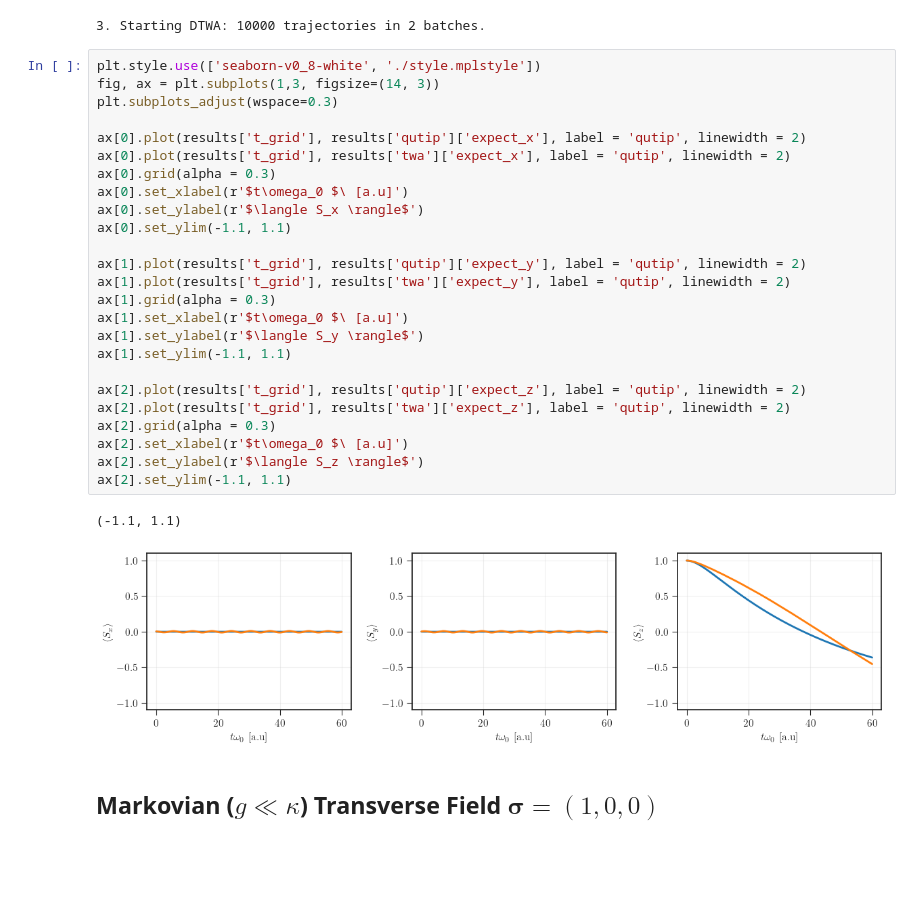
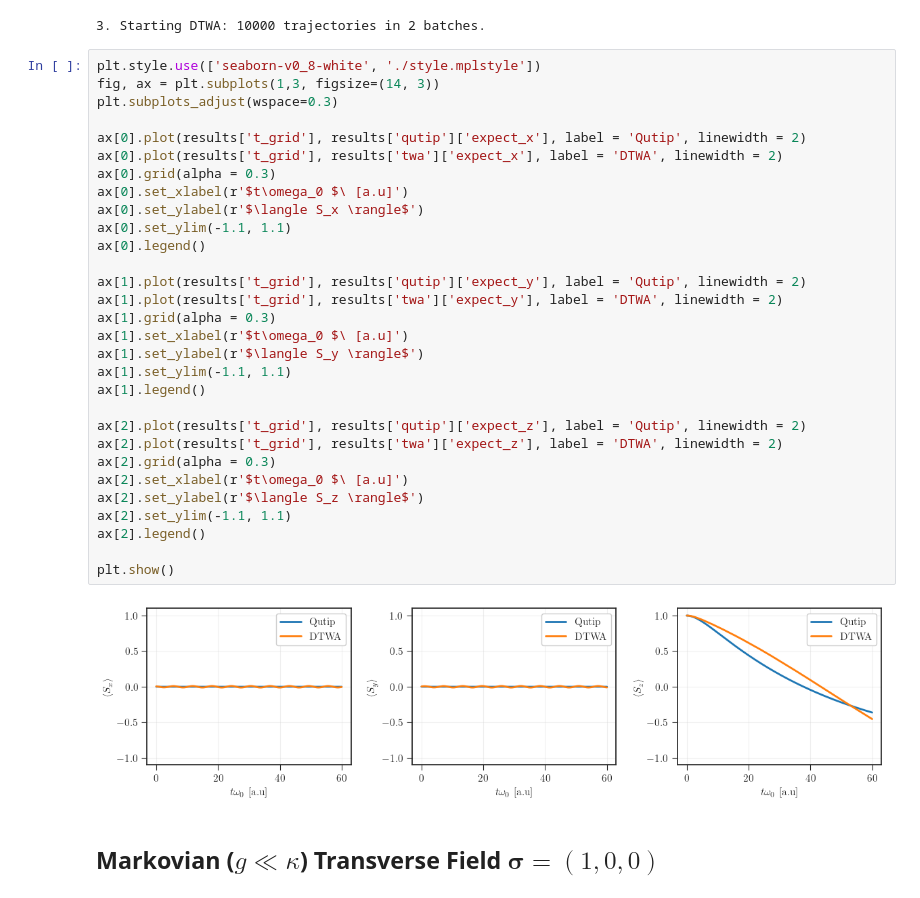
Before and after one commit to juardilag/twa_py, a Jupyter notebook: lossy_boson_test.ipynb, the cells around one changed output. Saved outputs shown, nothing was run; the diff lists cells and outputs as text; blank space fills up the shorter version.

```diff
--- a/lossy_boson_test.ipynb
+++ b/lossy_boson_test.ipynb
@@ -30,31 +33,35 @@ results = run_normalized_simulation(
 # %%
 plt.style.use(['seaborn-v0_8-white', './style.mplstyle'])
 fig, ax = plt.subplots(1,3, figsize=(14, 3))
 plt.subplots_adjust(wspace=0.3)
 
-ax[0].plot(results['t_grid'], results['qutip']['expect_x'], label = 'qutip', linewidth = 2)
-ax[0].plot(results['t_grid'], results['twa']['expect_x'], label = 'qutip', linewidth = 2)
+ax[0].plot(results['t_grid'], results['qutip']['expect_x'], label = 'Qutip', linewidth = 2)
+ax[0].plot(results['t_grid'], results['twa']['expect_x'], label = 'DTWA', linewidth = 2)
 ax[0].grid(alpha = 0.3)
 ax[0].set_xlabel(r'$t\omega_0 $\ [a.u]')
 ax[0].set_ylabel(r'$\langle S_x \rangle$')
 ax[0].set_ylim(-1.1, 1.1)
+ax[0].legend()
 
-ax[1].plot(results['t_grid'], results['qutip']['expect_y'], label = 'qutip', linewidth = 2)
-ax[1].plot(results['t_grid'], results['twa']['expect_y'], label = 'qutip', linewidth = 2)
+ax[1].plot(results['t_grid'], results['qutip']['expect_y'], label = 'Qutip', linewidth = 2)
+ax[1].plot(results['t_grid'], results['twa']['expect_y'], label = 'DTWA', linewidth = 2)
 ax[1].grid(alpha = 0.3)
 ax[1].set_xlabel(r'$t\omega_0 $\ [a.u]')
 ax[1].set_ylabel(r'$\langle S_y \rangle$')
 ax[1].set_ylim(-1.1, 1.1)
+ax[1].legend()
 
-ax[2].plot(results['t_grid'], results['qutip']['expect_z'], label = 'qutip', linewidth = 2)
-ax[2].plot(results['t_grid'], results['twa']['expect_z'], label = 'qutip', linewidth = 2)
+ax[2].plot(results['t_grid'], results['qutip']['expect_z'], label = 'Qutip', linewidth = 2)
+ax[2].plot(results['t_grid'], results['twa']['expect_z'], label = 'DTWA', linewidth = 2)
 ax[2].grid(alpha = 0.3)
 ax[2].set_xlabel(r'$t\omega_0 $\ [a.u]')
 ax[2].set_ylabel(r'$\langle S_z \rangle$')
 ax[2].set_ylim(-1.1, 1.1)
+ax[2].legend()
+
+plt.show()
 # %% [output]
-(-1.1, 1.1)
-[figure, old version]
+[figure, new version]
 # %% [markdown]
 ## Markovian ($g\ll\kappa$) Transverse Field $\boldsymbol{\sigma}=(1,0,0)$
 # %%
```
Also changed, not shown: parts of 14 cells of this notebook.
